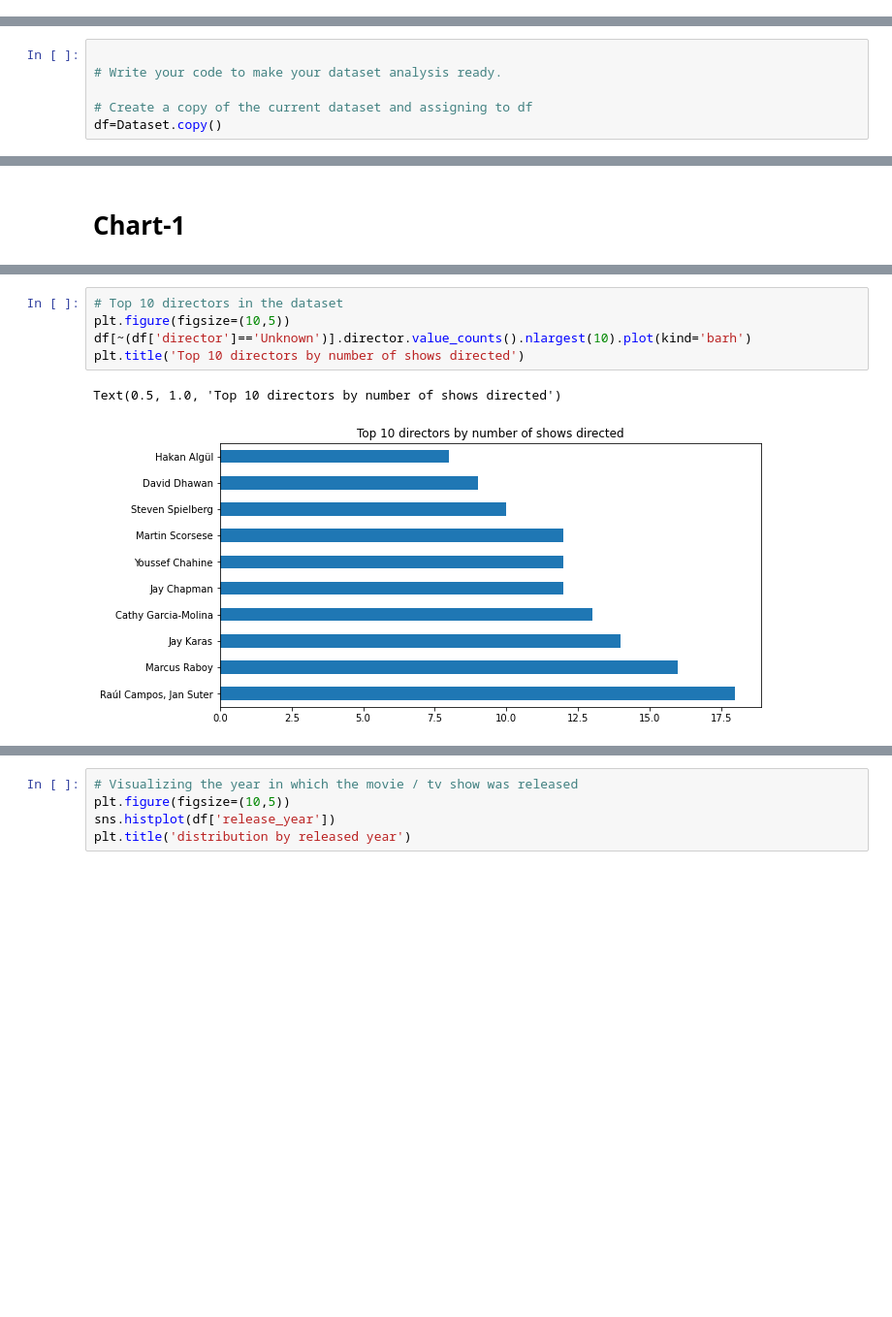
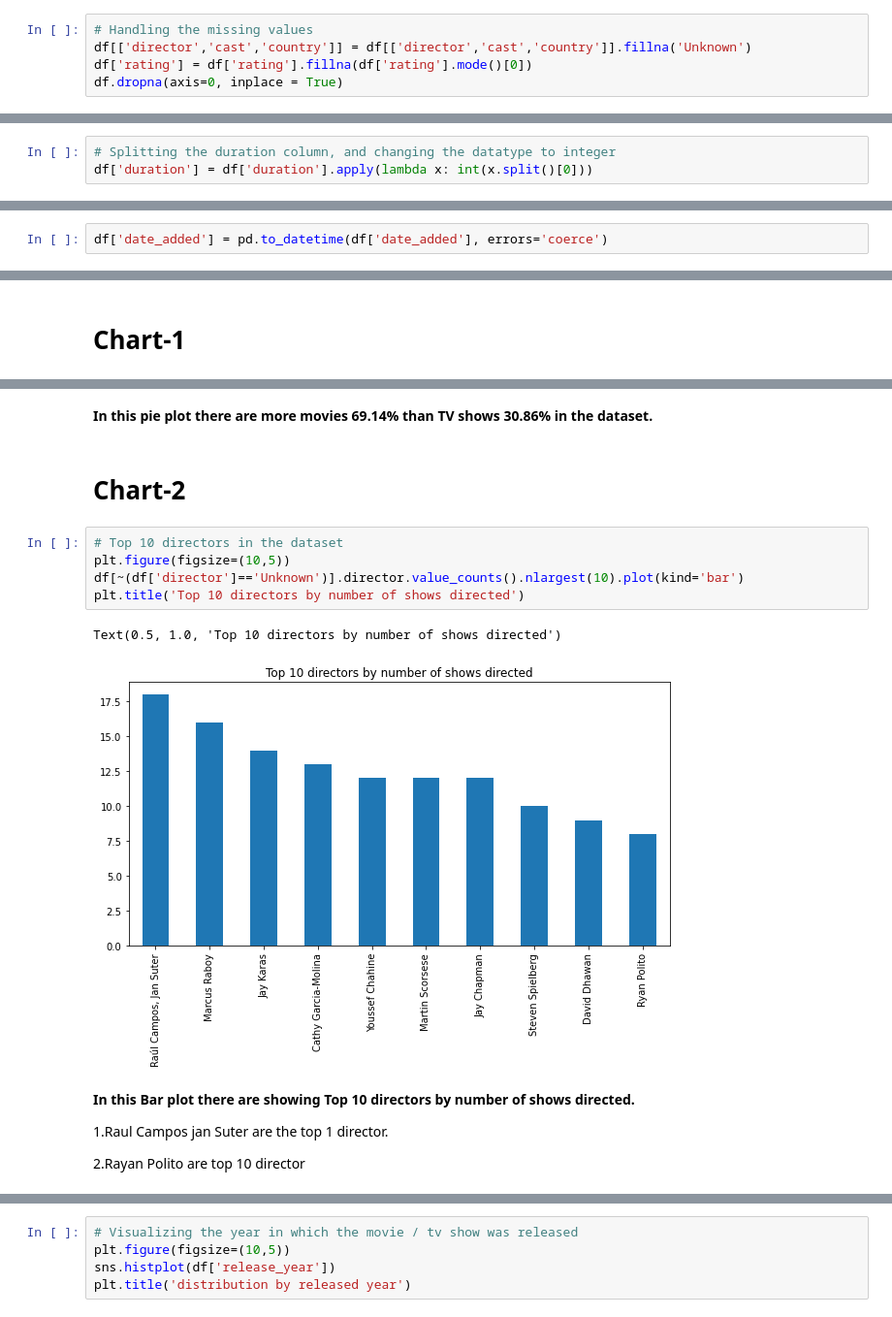
Before and after one commit to devsuvendu/Netflix-Movies-and-TV-Shows-Clustering, a Jupyter notebook: NoteBook_of_Netflix_and_TV_Shows_Clustering.ipynb, the cells around one changed output, grey strips where cells are left out. Shown at 97% size. Drawn from its saved outputs; the diff is of its cells as text; blank space fills up the shorter version.

```diff
--- a/NoteBook_of_Netflix_and_TV_Shows_Clustering.ipynb
+++ b/NoteBook_of_Netflix_and_TV_Shows_Clustering.ipynb
@@ -290,2 +305,7 @@ Dataset.dropna(subset=['date_added','rating'],inplace=True)
+# %%
+# Handling the missing values
+df[['director','cast','country']] = df[['director','cast','country']].fillna('Unknown')
+df['rating'] = df['rating'].fillna(df['rating'].mode()[0])
+df.dropna(axis=0, inplace = True)
 # %%
 #again checking is there any null values are not
@@ -318,6 +333,0 @@ Dataset.shape
-# %%
-
-# Write your code to make your dataset analysis ready.
-
-# Create a copy of the current dataset and assigning to df
-df=Dataset.copy()
@@ -394,6 +406,9 @@ Sports Movies                      1
 TV Sci-Fi & Fantasy                1
 LGBTQ Movies                       1
 Name: listed_in, dtype: int64
+# %%
+# Splitting the duration column, and changing the datatype to integer
+df['duration'] = df['duration'].apply(lambda x: int(x.split()[0]))
 # %%
 # Number of seasons for tv shows
 df[df['type']=='TV Show'].duration.value_counts()
@@ -441,3 +457,5 @@ df["date_added"] = pd.to_datetime(df['date_added'])
+# %%
+df['date_added'] = pd.to_datetime(df['date_added'], errors='coerce')
 # %%
 # first and last date on which a show was added on Netflix
 df.date_added.min(),df.date_added.max()
@@ -490,11 +505,21 @@ plt.title('Movies and TV Shows in the dataset')
 # %% [output]
 Text(0.5, 1.0, 'Movies and TV Shows in the dataset')
 [figure]
+# %% [markdown]
+**In this pie plot there are more movies 69.14% than TV shows 30.86% in the dataset.**
+# %% [markdown]
+# **Chart-2**
 # %%
 # Top 10 directors in the dataset
 plt.figure(figsize=(10,5))
-df[~(df['director']=='Unknown')].director.value_counts().nlargest(10).plot(kind='barh')
+df[~(df['director']=='Unknown')].director.value_counts().nlargest(10).plot(kind='bar')
 plt.title('Top 10 directors by number of shows directed')
 # %% [output]
 Text(0.5, 1.0, 'Top 10 directors by number of shows directed')
-[figure, old version]
+[figure, new version]
+# %% [markdown]
+**In this Bar plot there are showing Top 10 directors by number of shows directed.**
+
+1.Raul Campos jan Suter are the top 1 director.
+
+2.Rayan Polito are top 10 director
```
Also changed, not shown: parts of 117 cells of this notebook.
